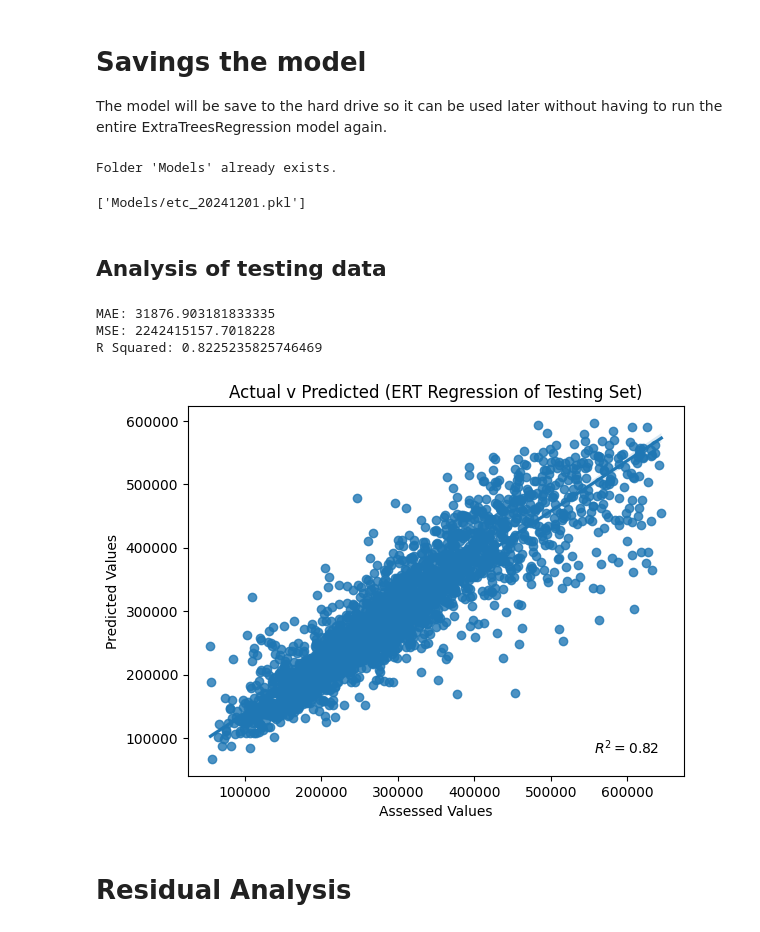
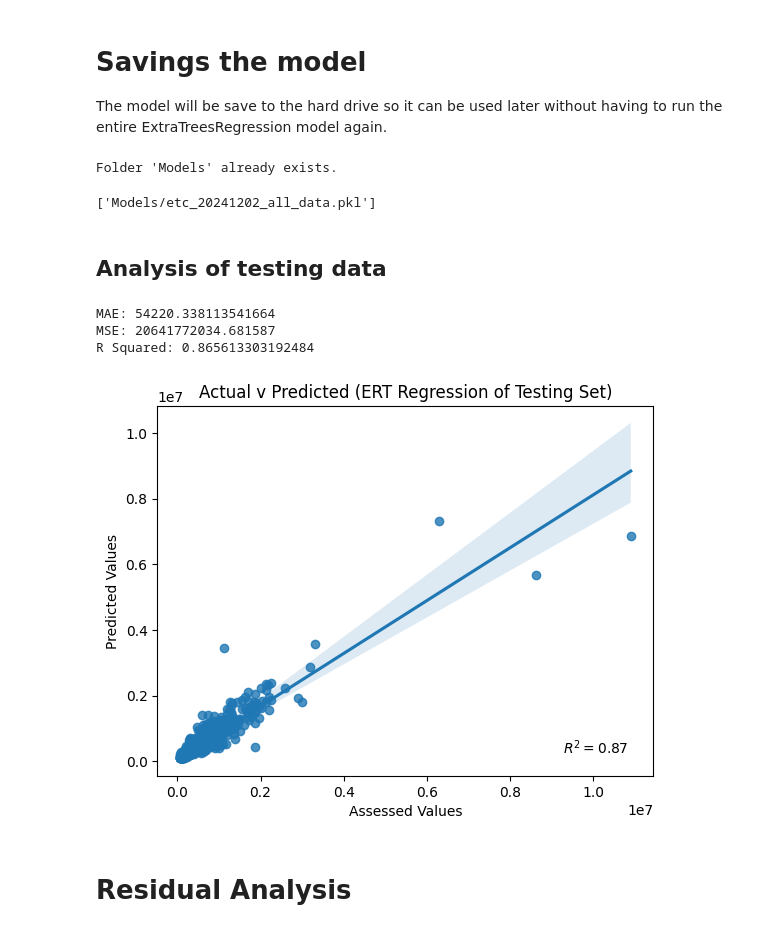
Before and after one commit to PorkChopExpress86/HouseProtestValues, a Jupyter notebook: HouseValues.ipynb, the cells around one changed output. Saved outputs shown, nothing was run; the diff lists cells and outputs as text; code cells hidden in the pictures.

```diff
--- a/HouseValues.ipynb
+++ b/HouseValues.ipynb
@@ -125,13 +125,13 @@ print(f"There are {df.shape[0]:,} rows and {df.shape[1]} columns in the df Data
 # %% [output]
 There are 1,095,591 rows and 29 columns in the df Data Frame.
 # %%
-# IQR
-Q1 = df["assessed_val"].quantile(0.25)
-Q3 = df["assessed_val"].quantile(0.75)
-IQR = Q3 - Q1
+# # IQR
+# Q1 = df["assessed_val"].quantile(0.25)
+# Q3 = df["assessed_val"].quantile(0.75)
+# IQR = Q3 - Q1
 
-lower_iqr = Q1 - 1.5 * IQR
-upper_iqr = Q3 + 1.5 * IQR
-print(f"Lower IQR: {lower_iqr} | Upper IQR: {upper_iqr}")
+# lower_iqr = Q1 - 1.5 * IQR
+# upper_iqr = Q3 + 1.5 * IQR
+# print(f"Lower IQR: {lower_iqr} | Upper IQR: {upper_iqr}")
 
-df = df[(df["assessed_val"] <= upper_iqr)]
+# df = df[(df["assessed_val"] <= upper_iqr)]
@@ -251,12 +249,12 @@ Using GridSearchCV for hyperparameter tuning. If this is done, it will increase
 # %%
 etr = ExtraTreesRegressor(random_state=42)
 param_grid = {
-    "n_estimators": [2000],
+    "n_estimators": [2000, 4000],
     "min_samples_leaf": [1],
     "min_samples_split": [3],
-    "max_features": [10, X.shape[1] + 1],
+    "max_features": [10,20, X.shape[1] + 1],
     "criterion": ["squared_error"],
-    "warm_start": [False, True],
+    "warm_start": [False],
 }
 etr_cv = GridSearchCV(
     etr, param_grid, cv=5, n_jobs=-1, scoring="neg_mean_squared_error"
@@ -340,22 +327,22 @@ current_date = datetime.now()
 # Format the date as YYYYmmdd
 formatted_date = current_date.strftime("%Y%m%d")
 
-joblib.dump(etr_cv, f"Models/etc_{formatted_date}.pkl")
+joblib.dump(etr_cv, f"Models/etc_{formatted_date}_all_data.pkl")
 # %% [output]
 Folder 'Models' already exists.
-['Models/etc_20241201.pkl']
+['Models/etc_20241202_all_data.pkl']
 # %% [markdown]
 ## Analysis of testing data
 # %%
-etc_pred = etr_cv.predict(x_test)
-etc_mae = mean_absolute_error(y_test, etc_pred)
-etc_mse = mean_squared_error(y_test, etc_pred)
-etc_r2 = r2_score(y_test, etc_pred)
-print(f"MAE: {etc_mae}\nMSE: {etc_mse}\nR Squared: {etc_r2}\n")
+etr_pred = etr_cv.predict(x_test)
+etr_mae = mean_absolute_error(y_test, etr_pred)
+etr_mse = mean_squared_error(y_test, etr_pred)
+etr_r2 = r2_score(y_test, etr_pred)
+print(f"MAE: {etr_mae}\nMSE: {etr_mse}\nR Squared: {etr_r2}\n")
 # %% [output]
-MAE: 31876.903181833335
-MSE: 2242415157.7018228
-R Squared: 0.8225235825746469
+MAE: 54220.338113541664
+MSE: 20641772034.681587
+R Squared: 0.865613303192484
 # %%
 actual = y_test.to_list()
 predicted = etr_cv.predict(x_test)
@@ -364,21 +351,21 @@ etc_residuals["residuals"] = etc_residuals["actual"] - etc_residuals["predicted"
 # %%
 sns.regplot(etc_residuals, x="actual", y="predicted")
 plt.xlabel("Assessed Values")
 plt.ylabel("Predicted Values")
 plt.title("Actual v Predicted (ERT Regression of Testing Set)")
 
 plt.text(
     0.95,
     0.05,
-    f"$R^2 = {etc_r2:.2f}$",
+    f"$R^2 = {etr_r2:.2f}$",
     horizontalalignment="right",
     verticalalignment="bottom",
     transform=plt.gca().transAxes,
     fontsize=10,
 )
 plt.show()
 # %% [output]
-[figure, old version]
+[figure, new version]
 # %% [markdown]
 # Residual Analysis
 # %%
```
Also changed, not shown: parts of 34 cells of this notebook.
